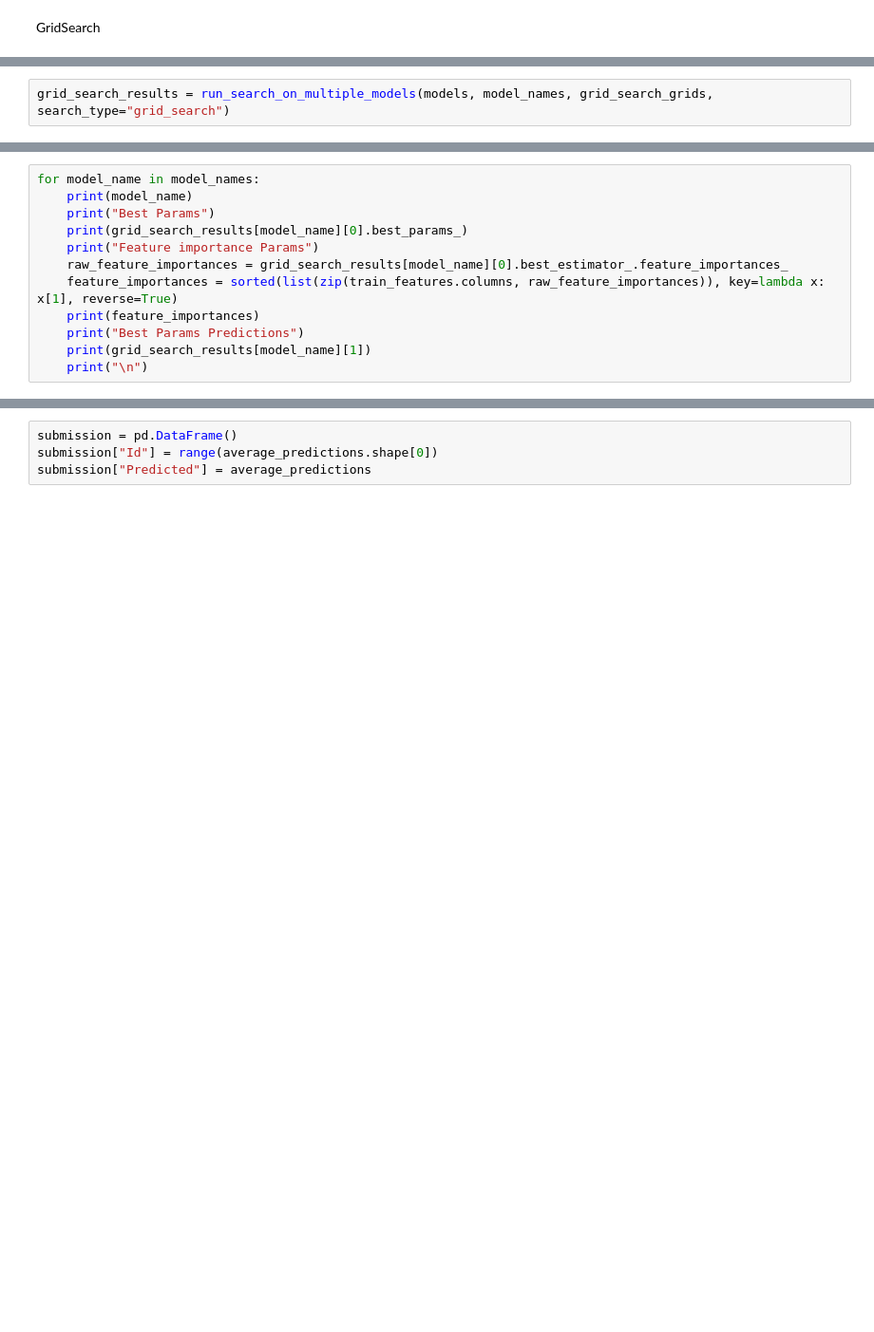
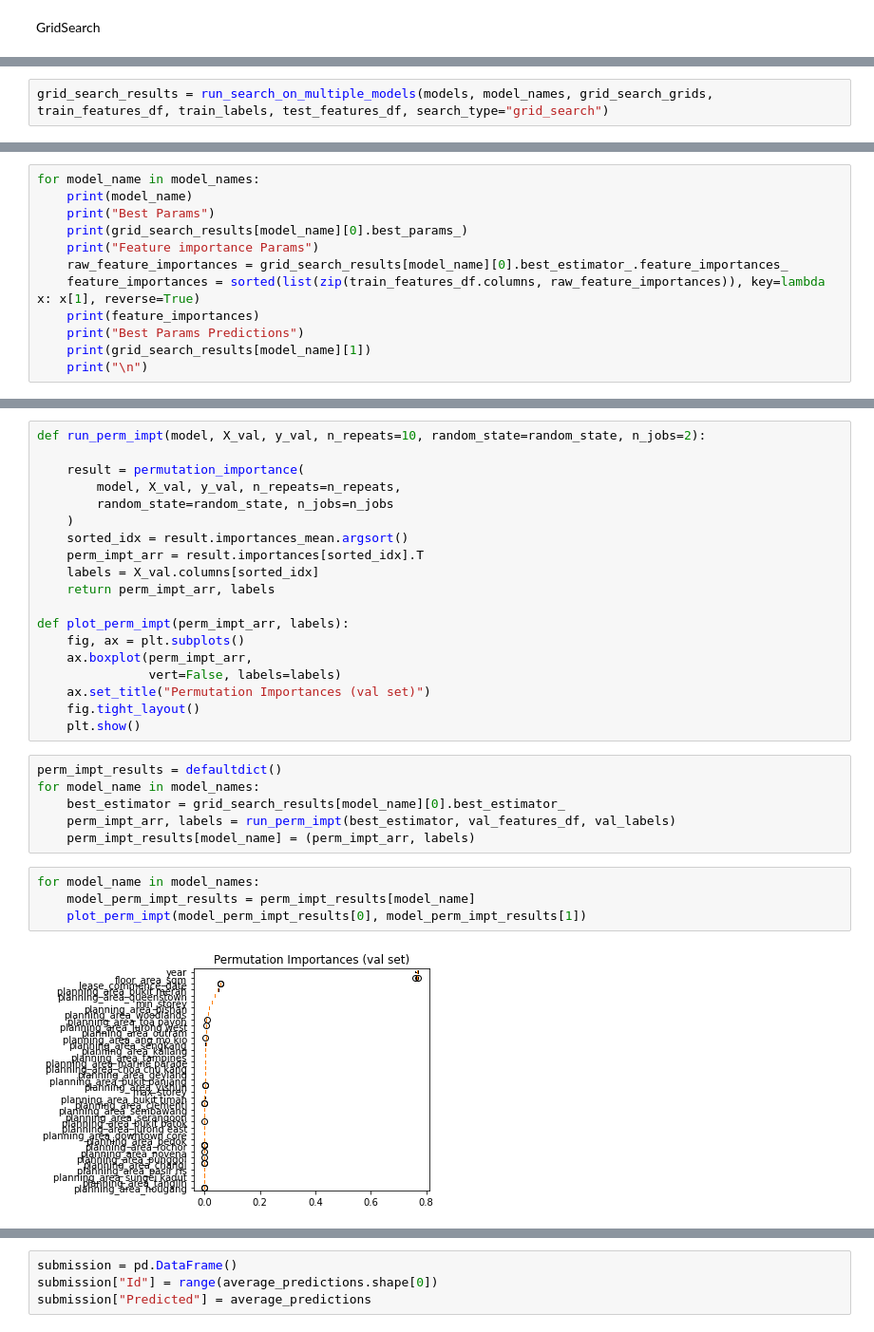
Before and after one commit to azmimr/ark_2021, a Jupyter notebook: notebooks/model.ipynb, the cells around one changed output, grey strips where cells are left out. Shown at 95% size. Cells and saved outputs as stored; diff of their text form; blank space fills up the shorter version.

Commit message:
add permutation importance

```diff
--- a/notebooks/model.ipynb
+++ b/notebooks/model.ipynb
@@ -318,5 +370,5 @@ grid_search_grids = {
     "GradientBoostingRegressor": grid_search_grid
 }
 # %%
-grid_search_results = run_search_on_multiple_models(models, model_names, grid_search_grids, search_type="grid_search")
+grid_search_results = run_search_on_multiple_models(models, model_names, grid_search_grids, train_features_df, train_labels, test_features_df, search_type="grid_search")
 # %% [output]
@@ -329,7 +381,7 @@ for model_name in model_names:
     print(grid_search_results[model_name][0].best_params_)
     print("Feature importance Params")
     raw_feature_importances = grid_search_results[model_name][0].best_estimator_.feature_importances_
-    feature_importances = sorted(list(zip(train_features.columns, raw_feature_importances)), key=lambda x: x[1], reverse=True)
+    feature_importances = sorted(list(zip(train_features_df.columns, raw_feature_importances)), key=lambda x: x[1], reverse=True)
     print(feature_importances)
     print("Best Params Predictions")
     print(grid_search_results[model_name][1])
@@ -359,0 +412,31 @@ Ensemble predictions
+# %%
+def run_perm_impt(model, X_val, y_val, n_repeats=10, random_state=random_state, n_jobs=2):
+
+    result = permutation_importance(
+        model, X_val, y_val, n_repeats=n_repeats,
+        random_state=random_state, n_jobs=n_jobs
+    )
+    sorted_idx = result.importances_mean.argsort()
+    perm_impt_arr = result.importances[sorted_idx].T
+    labels = X_val.columns[sorted_idx]
+    return perm_impt_arr, labels
+
+def plot_perm_impt(perm_impt_arr, labels):
+    fig, ax = plt.subplots()
+    ax.boxplot(perm_impt_arr,
+               vert=False, labels=labels)
+    ax.set_title("Permutation Importances (val set)")
+    fig.tight_layout()
+    plt.show()
+# %%
+perm_impt_results = defaultdict()
+for model_name in model_names:
+    best_estimator = grid_search_results[model_name][0].best_estimator_
+    perm_impt_arr, labels = run_perm_impt(best_estimator, val_features_df, val_labels)
+    perm_impt_results[model_name] = (perm_impt_arr, labels)
+# %%
+for model_name in model_names:
+    model_perm_impt_results = perm_impt_results[model_name]
+    plot_perm_impt(model_perm_impt_results[0], model_perm_impt_results[1])
+# %% [output]
+[figure, added]
```
Also changed, not shown: parts of 38 cells of this notebook.
